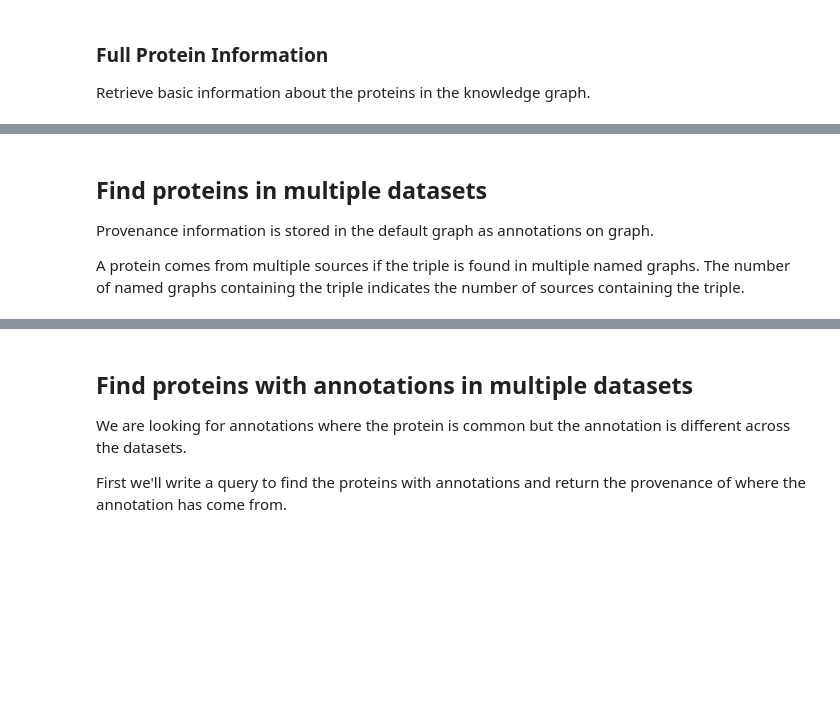
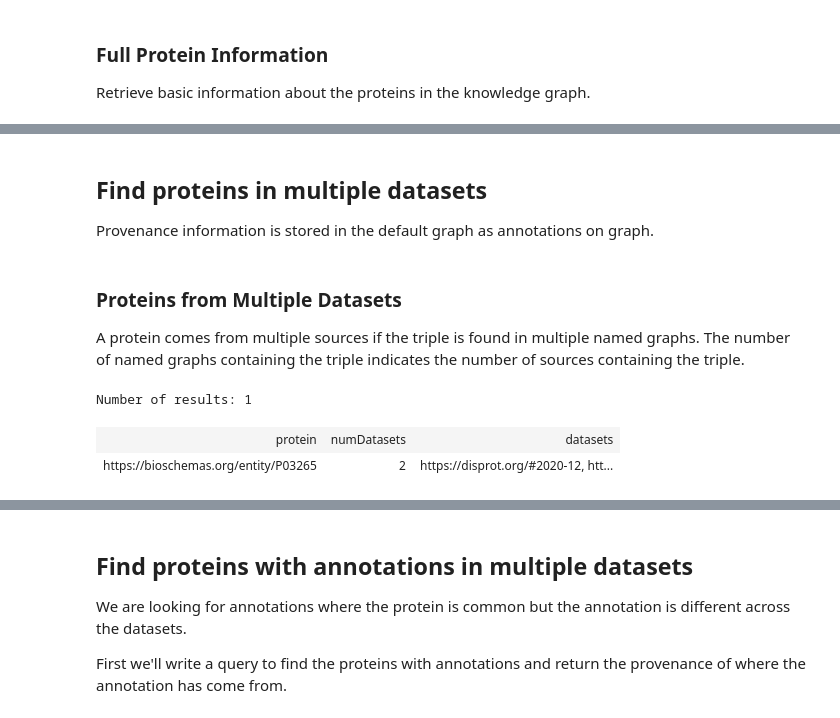
Before and after one commit to ivanmicetic/IDP-KG, a Jupyter notebook: notebooks/AnalysisQueries.ipynb, the cells around one changed output, grey strips where cells are left out. Cells and saved outputs as stored; diff of their text form; code cells hidden in the pictures; blank space fills up the shorter version.

Commit message:
Count of proteins from multiple datasets

```diff
--- a/notebooks/AnalysisQueries.ipynb
+++ b/notebooks/AnalysisQueries.ipynb
@@ -532,6 +532,29 @@ Number of results: 8
+# %% [markdown]
+## Find proteins in multiple datasets
+
+Provenance information is stored in the default graph as annotations on graph.
 # %% [markdown]
-## Find proteins in multiple datasets
-
-Provenance information is stored in the default graph as annotations on graph.
+### Proteins from Multiple Datasets
 
 A protein comes from multiple sources if the triple is found in multiple named graphs. The number of named graphs containing the triple indicates the number of sources containing the triple.
+# %%
+displayResults(idpKG.query("""
+PREFIX schema: <https://schema.org/>
+PREFIX pav: <http://purl.org/pav/>
+PREFIX void: <http://rdfs.org/ns/void#>
+
+SELECT ?protein (COUNT(?g) as ?numDatasets) (GROUP_CONCAT(?dataset;SEPARATOR=", ") AS ?datasets)
+WHERE {
+    GRAPH ?g {
+        ?protein a schema:Protein .
+    }
+    ?g void:inDataset ?dataset .
+}
+GROUP BY ?protein
+HAVING (COUNT(*) > 1)
+ORDER BY ?numDatasets
+"""))
+# %% [output]
+Number of results: 1
+| protein | numDatasets | datasets |
+| https://bioschemas.org/entity/P03265 | 2 | https://disprot.org/#2020-12, htt... |
```
Also changed, not shown: parts of 5 cells of this notebook.
